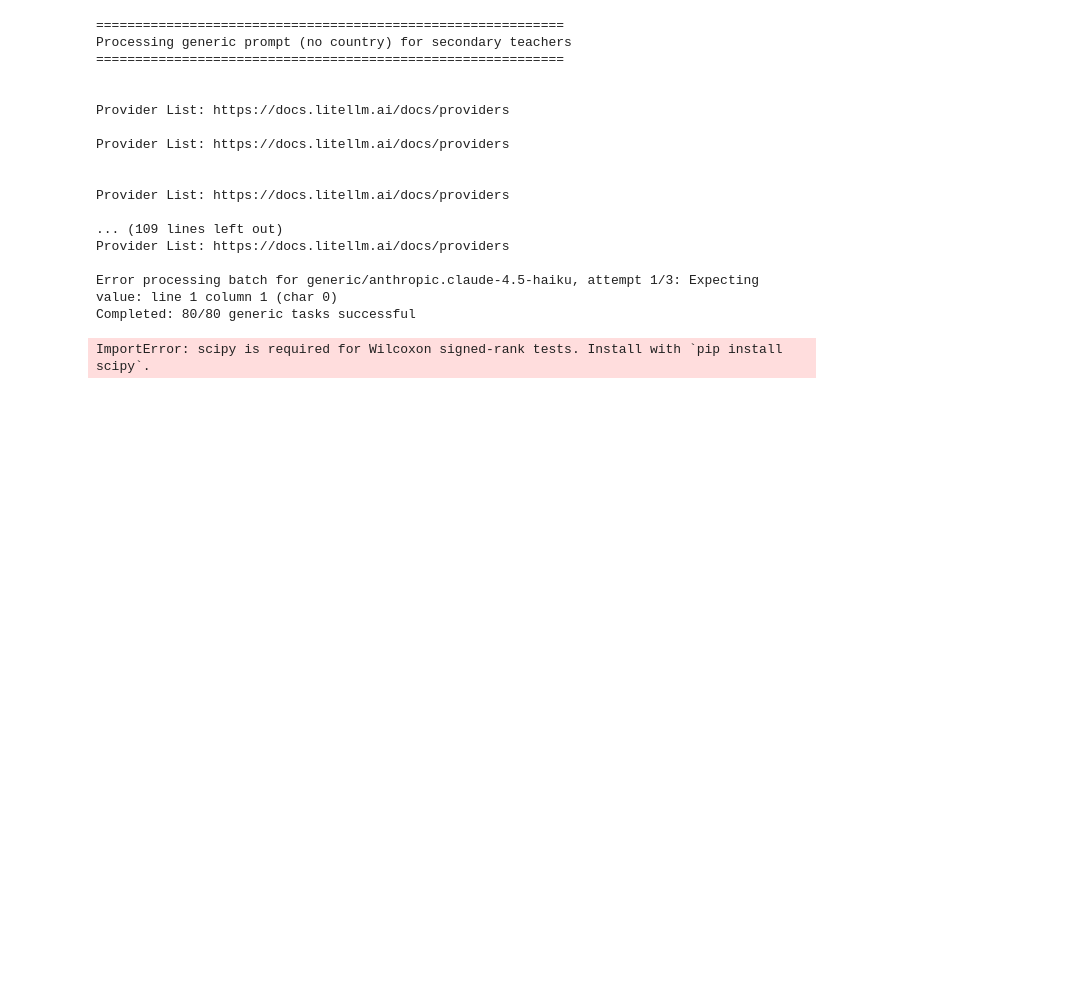
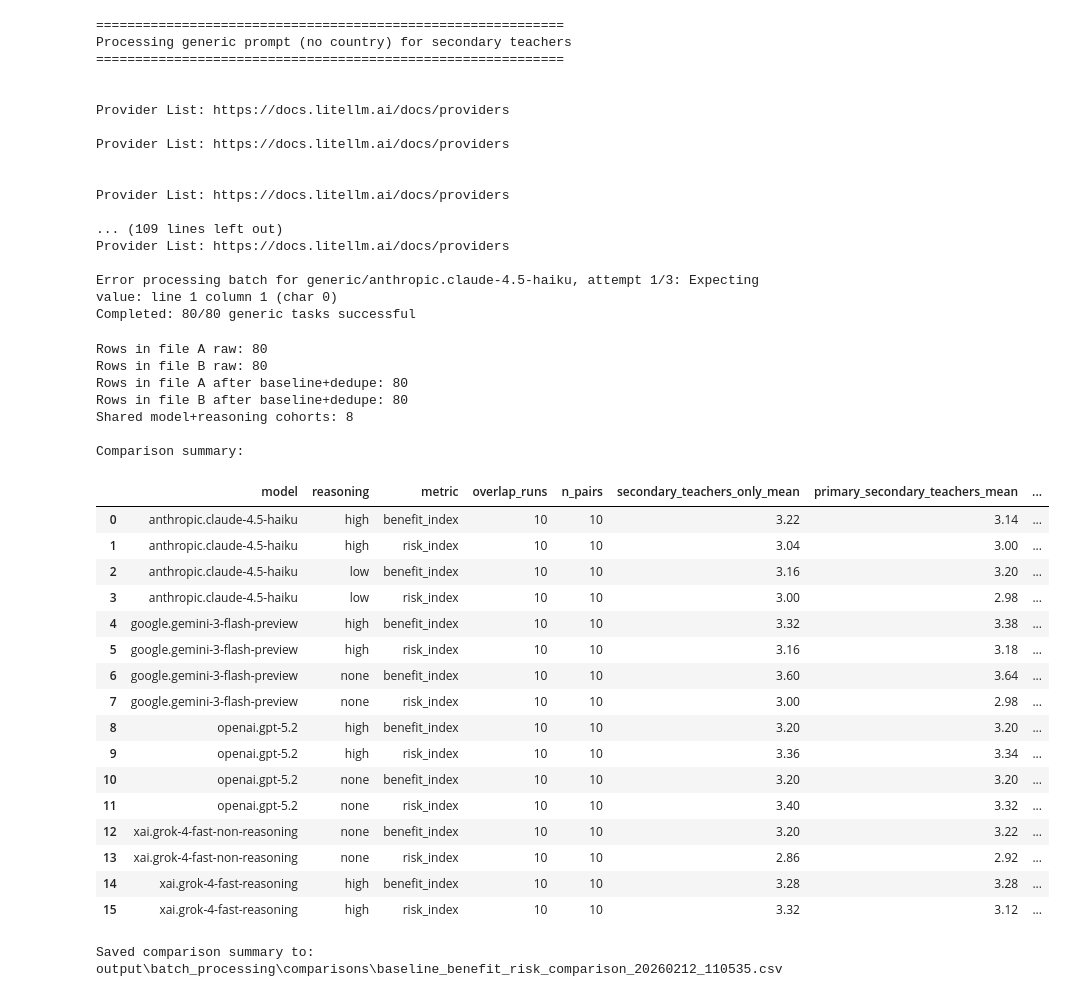
Before and after one commit to ddeepak95/culture-alignment-teachers-llm, a Jupyter notebook: pipeline.ipynb, the cells around one changed output. Drawn from its saved outputs; the diff is of its cells as text; code cells hidden in the pictures; blank space fills up the shorter version.

Commit message:
comparison

```diff
--- a/pipeline.ipynb
+++ b/pipeline.ipynb
@@ -830,8 +830,8 @@ except ImportError as exc:
 # -----------------------------------------------------------------------------
 # Configuration
 # -----------------------------------------------------------------------------
-file_a = Path("output/batch_processing/20260212_104022/all.csv")
-file_b = Path("output/batch_processing/20260203_175759/all.csv")
+secondary_teachers_only = Path("output/batch_processing/20260212_104022/all.csv")
+primary_secondary_teachers = Path("output/batch_processing/20260203_175759/all.csv")
 alpha = 0.05
 
 benefit_items = ["TT4G35A", "TT4G35B", "TT4G35C", "TT4G35D", "TT4G35E"]
@@ -916,8 +916,8 @@ def summarize_and_test(metric, cohort_df):
     result = {
         "metric": metric,
         "n_pairs": n_pairs,
-        "fileA_mean10": mean_a,
-        "fileB_mean10": mean_b,
+        "secondary_teachers_only_mean": mean_a,
+        "primary_secondary_teachers_mean": mean_b,
         "mean_diff": diff,
         "test_used": "wilcoxon",
         "p_value": np.nan,
@@ -945,14 +945,14 @@ def summarize_and_test(metric, cohort_df):
 # -----------------------------------------------------------------------------
 # Load and prepare
 # -----------------------------------------------------------------------------
-df_a_raw = pd.read_csv(file_a)
-df_b_raw = pd.read_csv(file_b)
+df_a_raw = pd.read_csv(secondary_teachers_only)
+df_b_raw = pd.read_csv(primary_secondary_teachers)
 
 print(f"Rows in file A raw: {len(df_a_raw)}")
 print(f"Rows in file B raw: {len(df_b_raw)}")
 
-df_a = clean_and_index(df_a_raw, "file_a")
-df_b = clean_and_index(df_b_raw, "file_b")
+df_a = clean_and_index(df_a_raw, "secondary_teachers_only")
+df_b = clean_and_index(df_b_raw, "primary_secondary_teachers")
 
 print(f"Rows in file A after baseline+dedupe: {len(df_a)}")
 print(f"Rows in file B after baseline+dedupe: {len(df_b)}")
@@ -1001,8 +1001,8 @@ for model_name, reasoning in shared_cohorts:
                 "metric": res["metric"],
                 "overlap_runs": int(overlap_runs),
                 "n_pairs": res["n_pairs"],
-                "fileA_mean10": res["fileA_mean10"],
-                "fileB_mean10": res["fileB_mean10"],
+                "secondary_teachers_only_mean": res["secondary_teachers_only_mean"],
+                "primary_secondary_teachers_mean": res["primary_secondary_teachers_mean"],
                 "mean_diff": res["mean_diff"],
                 "test_used": res["test_used"],
                 "p_value": res["p_value"],
@@ -1019,7 +1019,7 @@ summary_df["significant"] = summary_df["p_adj"] < alpha
 summary_df["direction"] = np.where(
     summary_df["mean_diff"].isna(),
     "n/a",
-    np.where(summary_df["mean_diff"] > 0, "fileA_higher", np.where(summary_df["mean_diff"] < 0, "fileB_higher", "equal")),
+    np.where(summary_df["mean_diff"] > 0, "secondary_teachers_only_higher", np.where(summary_df["mean_diff"] < 0, "primary_secondary_teachers_higher", "equal")),
 )
 
 summary_df = summary_df[
@@ -1027,33 +1027,57 @@ summary_df = summary_df[
         "model",
         "reasoning",
         "metric",
         "overlap_runs",
         "n_pairs",
-        "fileA_mean10",
-        "fileB_mean10",
+        "secondary_teachers_only_mean",
+        "primary_secondary_teachers_mean",
         "mean_diff",
         "test_used",
         "p_value",
         "p_adj",
         "significant",
         "direction",
     ]
 ].sort_values(["model", "reasoning", "metric"]).reset_index(drop=True)
 
 # Display summary in notebook
 print("\nComparison summary:")
 display(summary_df)
 
 # -----------------------------------------------------------------------------
 # Save output
 # -----------------------------------------------------------------------------
 out_dir = Path("output/batch_processing/comparisons")
 out_dir.mkdir(parents=True, exist_ok=True)
 
 stamp = datetime.now().strftime("%Y%m%d_%H%M%S")
 out_file = out_dir / f"baseline_benefit_risk_comparison_{stamp}.csv"
 summary_df.to_csv(out_file, index=False)
 
 print(f"\nSaved comparison summary to: {out_file}")
 # %% [output]
-ImportError: scipy is required for Wilcoxon signed-rank tests. Install with `pip install scipy`.
+Rows in file A raw: 80
+Rows in file B raw: 80
+Rows in file A after baseline+dedupe: 80
+Rows in file B after baseline+dedupe: 80
+Shared model+reasoning cohorts: 8
+
+Comparison summary:
+|  | model | reasoning | metric | overlap_runs | n_pairs | secondary_teachers_only_mean | primary_secondary_teachers_mean | ... |
+| 0 | anthropic.claude-4.5-haiku | high | benefit_index | 10 | 10 | 3.22 | 3.14 | ... |
+| 1 | anthropic.claude-4.5-haiku | high | risk_index | 10 | 10 | 3.04 | 3.00 | ... |
+| 2 | anthropic.claude-4.5-haiku | low | benefit_index | 10 | 10 | 3.16 | 3.20 | ... |
+| 3 | anthropic.claude-4.5-haiku | low | risk_index | 10 | 10 | 3.00 | 2.98 | ... |
+| 4 | google.gemini-3-flash-preview | high | benefit_index | 10 | 10 | 3.32 | 3.38 | ... |
+| 5 | google.gemini-3-flash-preview | high | risk_index | 10 | 10 | 3.16 | 3.18 | ... |
+| 6 | google.gemini-3-flash-preview | none | benefit_index | 10 | 10 | 3.60 | 3.64 | ... |
+| 7 | google.gemini-3-flash-preview | none | risk_index | 10 | 10 | 3.00 | 2.98 | ... |
+| 8 | openai.gpt-5.2 | high | benefit_index | 10 | 10 | 3.20 | 3.20 | ... |
+| 9 | openai.gpt-5.2 | high | risk_index | 10 | 10 | 3.36 | 3.34 | ... |
+| 10 | openai.gpt-5.2 | none | benefit_index | 10 | 10 | 3.20 | 3.20 | ... |
+| 11 | openai.gpt-5.2 | none | risk_index | 10 | 10 | 3.40 | 3.32 | ... |
+| 12 | xai.grok-4-fast-non-reasoning | none | benefit_index | 10 | 10 | 3.20 | 3.22 | ... |
+| 13 | xai.grok-4-fast-non-reasoning | none | risk_index | 10 | 10 | 2.86 | 2.92 | ... |
+| 14 | xai.grok-4-fast-reasoning | high | benefit_index | 10 | 10 | 3.28 | 3.28 | ... |
+| 15 | xai.grok-4-fast-reasoning | high | risk_index | 10 | 10 | 3.32 | 3.12 | ... |
+Saved comparison summary to: output\batch_processing\comparisons\baseline_benefit_risk_comparison_20260212_110535.csv
```
Also changed, not shown: 1 other file.
